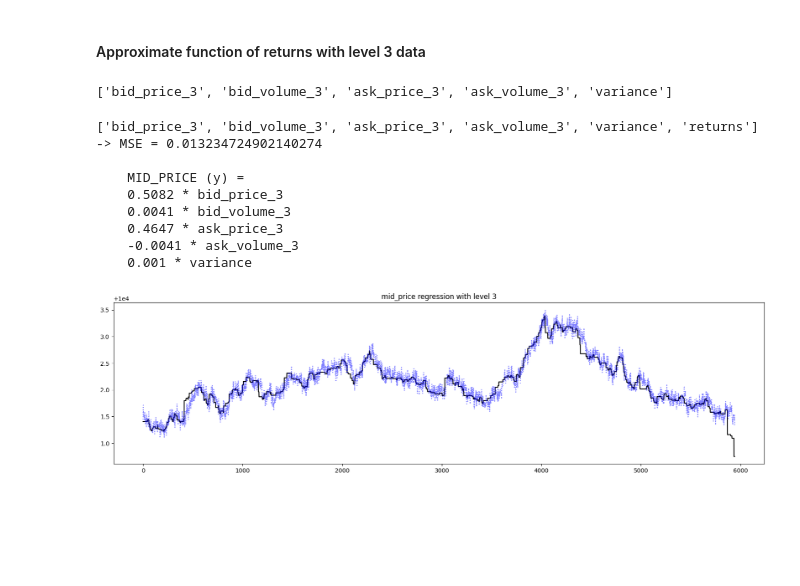
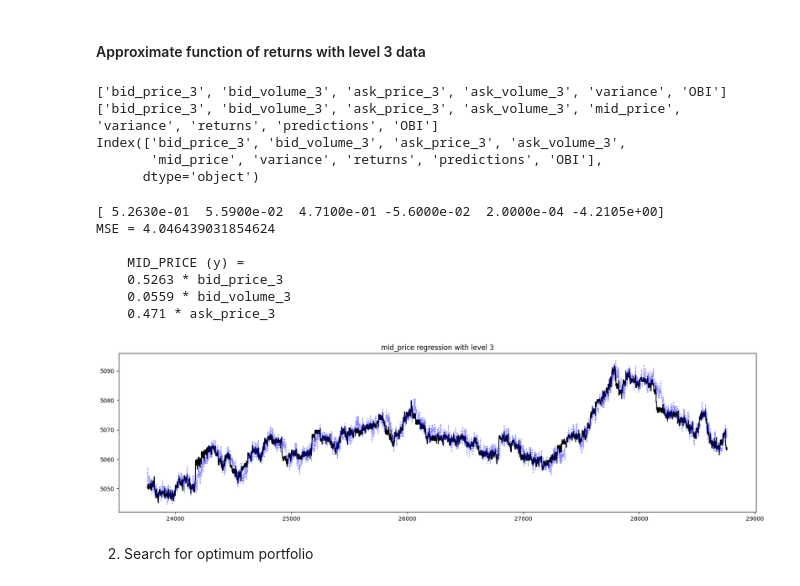
Before and after one commit to rvargas42/IMC_Prosperity2_BigWhales, a Jupyter notebook: Research/round_1/EDA_1.ipynb, the cells around one changed output. Drawn from its saved outputs; the diff is of its cells as text; code cells hidden in the pictures; blank space fills up the shorter version.

```diff
--- a/Research/round_1/EDA_1.ipynb
+++ b/Research/round_1/EDA_1.ipynb
@@ -96,12 +123,17 @@ See the caveats in the documentation: https://pandas.pydata.org/pandas-docs/stab
 - AMETHYSTS
 # %%
 amethysts = dfs["AMETHYSTS"]
+amethysts.to_csv(f"{Config.DATA_DIR}/round_{ROUND}/amethysts.csv")
 exclude_feats = ["index", "day", "timestamp", "product", "profit_and_loss"]
 features = [i for i in amethysts.columns if i not in exclude_feats]
 n_features = len(features)
 
 fig, axs = plt.subplots(n_features, figsize=(20, n_features*2),sharex=True)
 for i, feature in enumerate(features):
+    if "mid_price" in feature:
+        axs[i].plot(amethysts[feature])
+        axs[i].axhline(m:=np.mean(amethysts.mid_price))
+        break
     if "volume" in feature:
         axs[i].hist(amethysts[feature])
     else:
@@ -130,17 +179,11 @@ for i, feature in enumerate(features):
 # %%
 
+main_feats = [i for i in starfruit.columns if (("OBI" in i) or ("predictions" in i) or ("_3" in i and i not in exclude_feats) or (("variance" in i) or ("returns" in i) or ("mid_price" in i)))]
+noise_feats = [i for i in starfruit.columns if (i not in main_feats and i not in exclude_feats)]
 df_sf = starfruit[main_feats]
 df_am = amethysts[main_feats]
 df_sf["predictions"] = df_sf["mid_price"]
 df_am["predictions"] = df_am["mid_price"]
-main_feats = [i for i in df_sf.columns if (("predictions" in i) or ("_3" in i and i not in exclude_feats) or (("variance" in i) or ("mid_price" in i)))]
-noise_feats = [i for i in df_sf.columns if (i not in main_feats and i not in exclude_feats)]
-
-
-df_sf.bfill(inplace=True)
-df_sf.fillna(df_sf.mean(),inplace=True)
-df_am.bfill(inplace=True)
-df_am.fillna(df_am.mean(),inplace=True)
 
 print(main_feats)
 # %% [output]
@@ -157,11 +210,16 @@ y = "mid_price"
 p = "predictions"
 r = "returns"
 X = [i for i in main_feats if (i not in [r,p,y])]
-
 print(X)
 
-ts_df_sf = scaler.fit_transform(df_sf)
-ts_df_am = scaler.fit_transform(df_am)
+ts_df_sf = df_sf.shift(1)
+ts_df_sf.dropna(inplace=True)
+ts_df_am = df_am.shift(1)
+ts_df_sf.dropna(inplace=True)
+
+
+print(main_feats)
+print(df_sf.columns)
 
 train_sf = pd.DataFrame(ts_df_sf[:int(len(ts_df_sf)*cutoff)], columns=main_feats)
 test_sf = pd.DataFrame(ts_df_sf[int(len(ts_df_sf)*cutoff):], columns=main_feats)
@@ -177,49 +235,50 @@ am_X_train = train_am[X]
 am_y_test = test_am[y]
 am_X_test = test_am[X]
 # %% [output]
-['bid_price_3', 'bid_volume_3', 'ask_price_3', 'ask_volume_3', 'variance']
+['bid_price_3', 'bid_volume_3', 'ask_price_3', 'ask_volume_3', 'variance', 'OBI']
+['bid_price_3', 'bid_volume_3', 'ask_price_3', 'ask_volume_3', 'mid_price', 'variance', 'returns', 'predictions', 'OBI']
+Index(['bid_price_3', 'bid_volume_3', 'ask_price_3', 'ask_volume_3',
+       'mid_price', 'variance', 'returns', 'predictions', 'OBI'],
+      dtype='object')
 # %%
-from sklearn.linear_model import LinearRegression
+from sklearn.linear_model import Ridge
 from sklearn.metrics import mean_squared_error
 
-model = LinearRegression()
+model = Ridge()
 model.fit(sf_X_train, sf_y_train)
 
 sf_y_pred = model.predict(sf_X_test)
 test_sf["predictions"] = sf_y_pred
-inverse_sf = pd.DataFrame(scaler.inverse_transform(test_sf), columns=test_sf.columns)
+inverse_sf = pd.DataFrame(test_sf, columns=test_sf.columns)[0:5000]
 inverse_sf_preds = inverse_sf["predictions"]
 real_mid_price = inverse_sf["mid_price"]
+model_coefs = np.round(model.coef_, 4)
 
 fig = plt.figure(figsize=(20,5))
 plt.plot(inverse_sf_preds, color="black")
 plt.plot(real_mid_price, color="blue", linestyle="dotted", alpha=0.50)
+plt.annotate(str(f"{model_coefs[0]} * {X[0]} {model_coefs[1]} * {X[1]} {model_coefs[2]} * {X[2]}"), xy=(len(real_mid_price)/2,real_mid_price.max()))
 plt.title("mid_price regression with level 3")
 plt.savefig(f"{Config.CHARTS_DIR}/SF_predict_mid_price_R1.jpg")
-
-model_coefs = np.round(model.coef_, 4)
-print(params)
-
+print(model_coefs)
 print(
-    f"-> MSE = {mean_squared_error(inverse_sf_preds, real_mid_price)}\n",
+    f"MSE = {mean_squared_error(inverse_sf_preds, real_mid_price)}\n",
     f"""
     MID_PRICE (y) =
     {model_coefs[0]} * {X[0]}
     {model_coefs[1]} * {X[1]}
     {model_coefs[2]} * {X[2]}
-    {model_coefs[3]} * {X[3]}
-    {model_coefs[4]} * {X[4]}
     """
 
 )
 # %% [output]
-['bid_price_3', 'bid_volume_3', 'ask_price_3', 'ask_volume_3', 'variance', 'returns']
--> MSE = 0.013234724902140274
+[ 5.2630e-01  5.5900e-02  4.7100e-01 -5.6000e-02  2.0000e-04 -4.2105e+00]
+MSE = 4.046439031854624
 
     MID_PRICE (y) =
-    0.5082 * bid_price_3
-    0.0041 * bid_volume_3
-    0.4647 * ask_price_3
-    -0.0041 * ask_volume_3
-    0.001 * variance
+    0.5263 * bid_price_3
+    0.0559 * bid_volume_3
+    0.471 * ask_price_3
-[figure, old version]
+[figure, new version]
+# %% [markdown]
+2. Search for optimum portfolio
```
Also changed, not shown: parts of 16 cells of this notebook, 9 other files.
